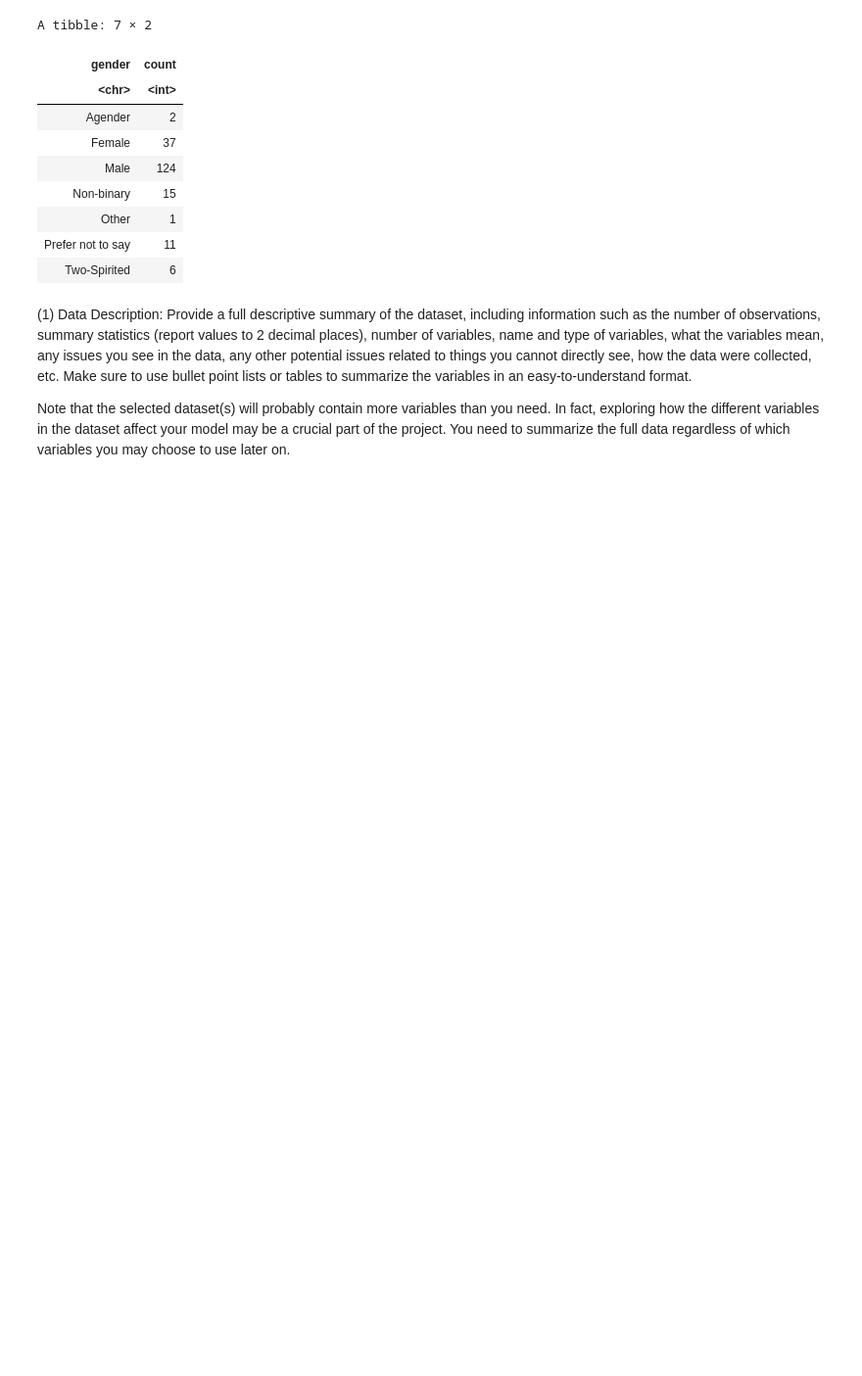
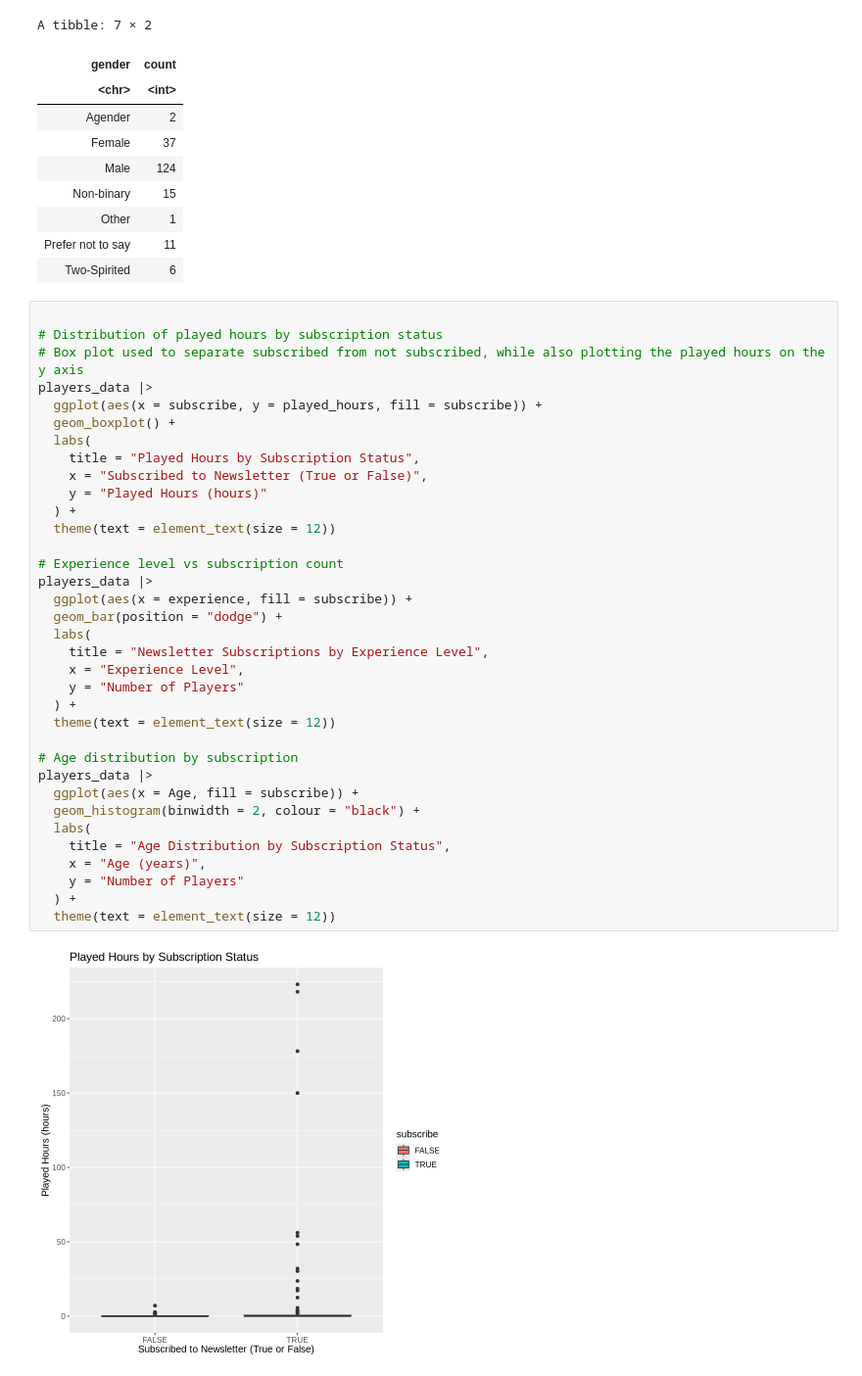
Before and after one commit to ty-ando/dsci100-project, a Jupyter notebook: PersonalProject.ipynb, the cells around one changed output. Shown: that part at 98% size. Saved outputs shown, nothing was run; the diff lists cells and outputs as text; blank space fills up the shorter version.

```diff
--- a/PersonalProject.ipynb
+++ b/PersonalProject.ipynb
@@ -213,8 +184,40 @@ A tibble: 7 × 2
 | Other | 1 |
 | Prefer not to say | 11 |
 | Two-Spirited | 6 |
-# %% [markdown]
-(1) Data Description:
-Provide a full descriptive summary of the dataset, including information such as the number of observations, summary statistics (report values to 2 decimal places), number of variables, name and type of variables, what the variables mean, any issues you see in the data, any other potential issues related to things you cannot directly see, how the data were collected, etc. Make sure to use bullet point lists or tables to summarize the variables in an easy-to-understand format.
-
-Note that the selected dataset(s) will probably contain more variables than you need. In fact, exploring how the different variables in the dataset affect your model may be a crucial part of the project. You need to summarize the full data regardless of which variables you may choose to use later on.
+# %%
+
+# Distribution of played hours by subscription status
+# Box plot used to separate subscribed from not subscribed, while also plotting the played hours on the y axis
+players_data |>
+  ggplot(aes(x = subscribe, y = played_hours, fill = subscribe)) +
+  geom_boxplot() +
+  labs(
+    title = "Played Hours by Subscription Status",
+    x = "Subscribed to Newsletter (True or False)",
+    y = "Played Hours (hours)"
+  ) +
+  theme(text = element_text(size = 12))
+
+# Experience level vs subscription count
+players_data |>
+  ggplot(aes(x = experience, fill = subscribe)) +
+  geom_bar(position = "dodge") +
+  labs(
+    title = "Newsletter Subscriptions by Experience Level",
+    x = "Experience Level",
+    y = "Number of Players"
+  ) +
+  theme(text = element_text(size = 12))
+
+# Age distribution by subscription
+players_data |>
+  ggplot(aes(x = Age, fill = subscribe)) +
+  geom_histogram(binwidth = 2, colour = "black") +
+  labs(
+    title = "Age Distribution by Subscription Status",
+    x = "Age (years)",
+    y = "Number of Players"
+  ) +
+  theme(text = element_text(size = 12))
+# %% [output]
+[figure, added]
```
Also changed, not shown: parts of 6 cells of this notebook.
